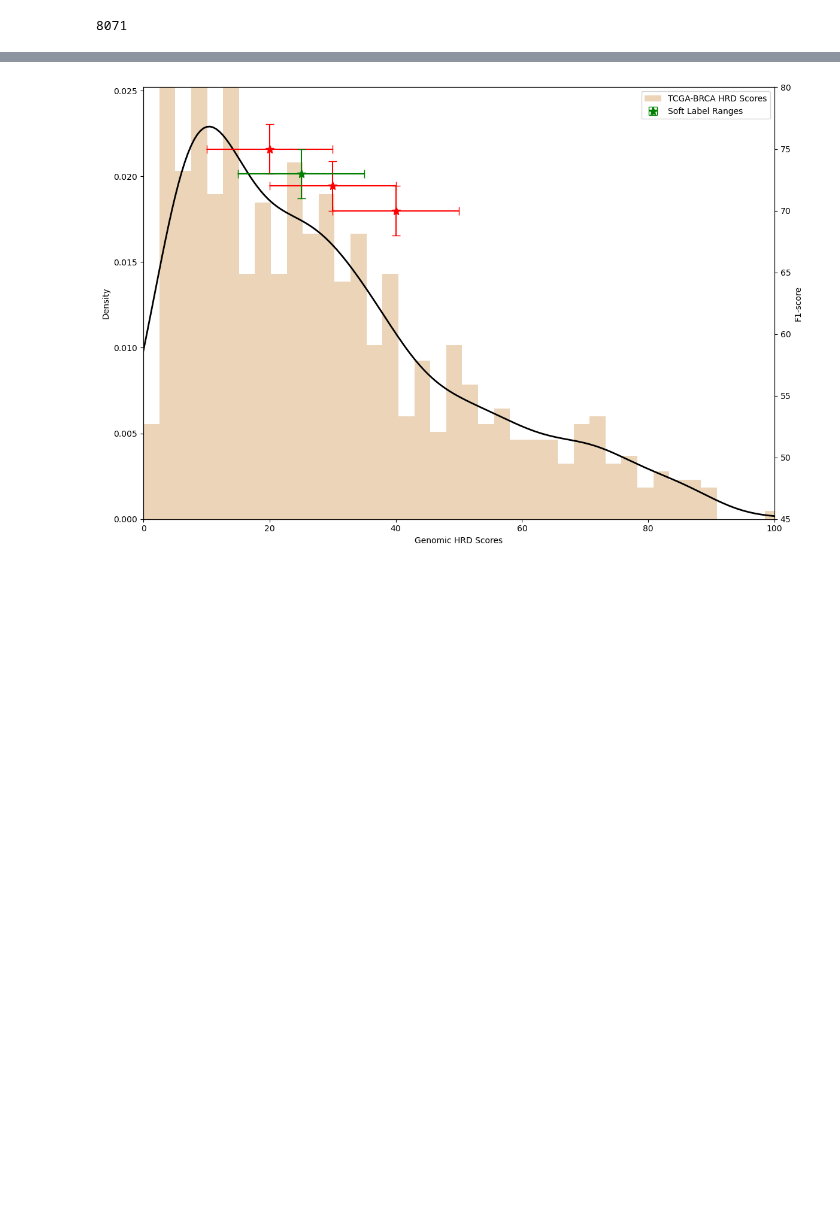
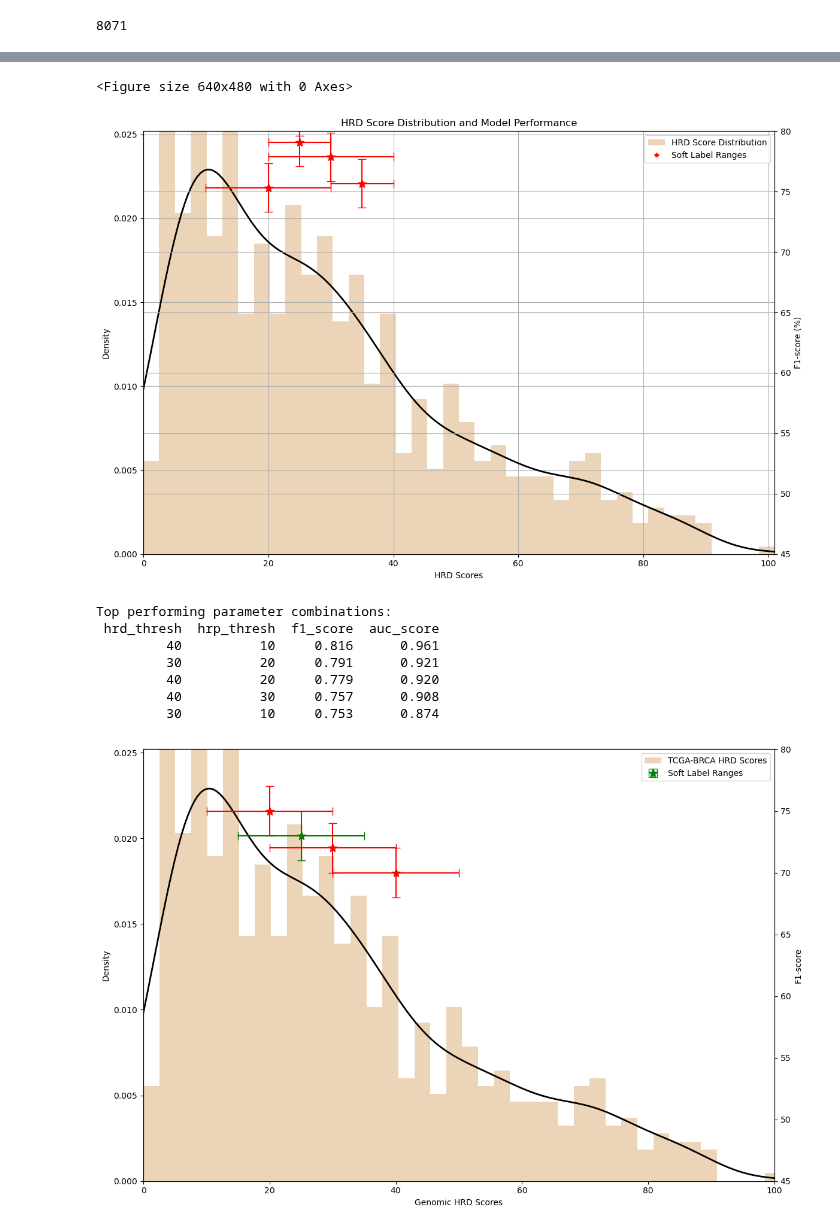
Before and after one commit to l1joseph/Multiscale_HRD_Classifier, a Jupyter notebook: prelim_analysis/BinaryModel_lightweight_softlabelanal.ipynb, the cells around one changed output, grey strips where cells are left out. Saved outputs shown, nothing was run; the diff lists cells and outputs as text; code cells hidden in the pictures; blank space fills up the shorter version.

```diff
--- a/prelim_analysis/BinaryModel_lightweight_softlabelanal.ipynb
+++ b/prelim_analysis/BinaryModel_lightweight_softlabelanal.ipynb
@@ -684,3 +863,29 @@ Confusion Matrix:
+# %%
+
+# Define parameter grid
+param_grid = {
+    'hrd_thresh': np.arange(40, 91, 10),  # From 30 to 70 in steps of 10
+    'hrp_thresh': np.arange(00, 61, 10)    # From 0 to 40 in steps of 10
+}
+
+# Run grid search
+results_de = grid_search_soft_labels(common_de_genes,
+                                softLabel_metadata['HRD-sum'],
+                                param_grid)
+# %%
+
+# Create visualization
+plot_results(softLabel_metadata['HRD-sum'], results_de)
+# %% [output]
+<Figure size 640x480 with 0 Axes>
+[figure, added]
+Top performing parameter combinations:
+ hrd_thresh  hrp_thresh  f1_score  auc_score
+         40          10     0.816      0.961
+         30          20     0.791      0.921
+         40          20     0.779      0.920
+         40          30     0.757      0.908
+         30          10     0.753      0.874
 # %%
 import numpy as np
 import pandas as pd
```
Also changed, not shown: parts of 13 cells of this notebook, 1 other file.
